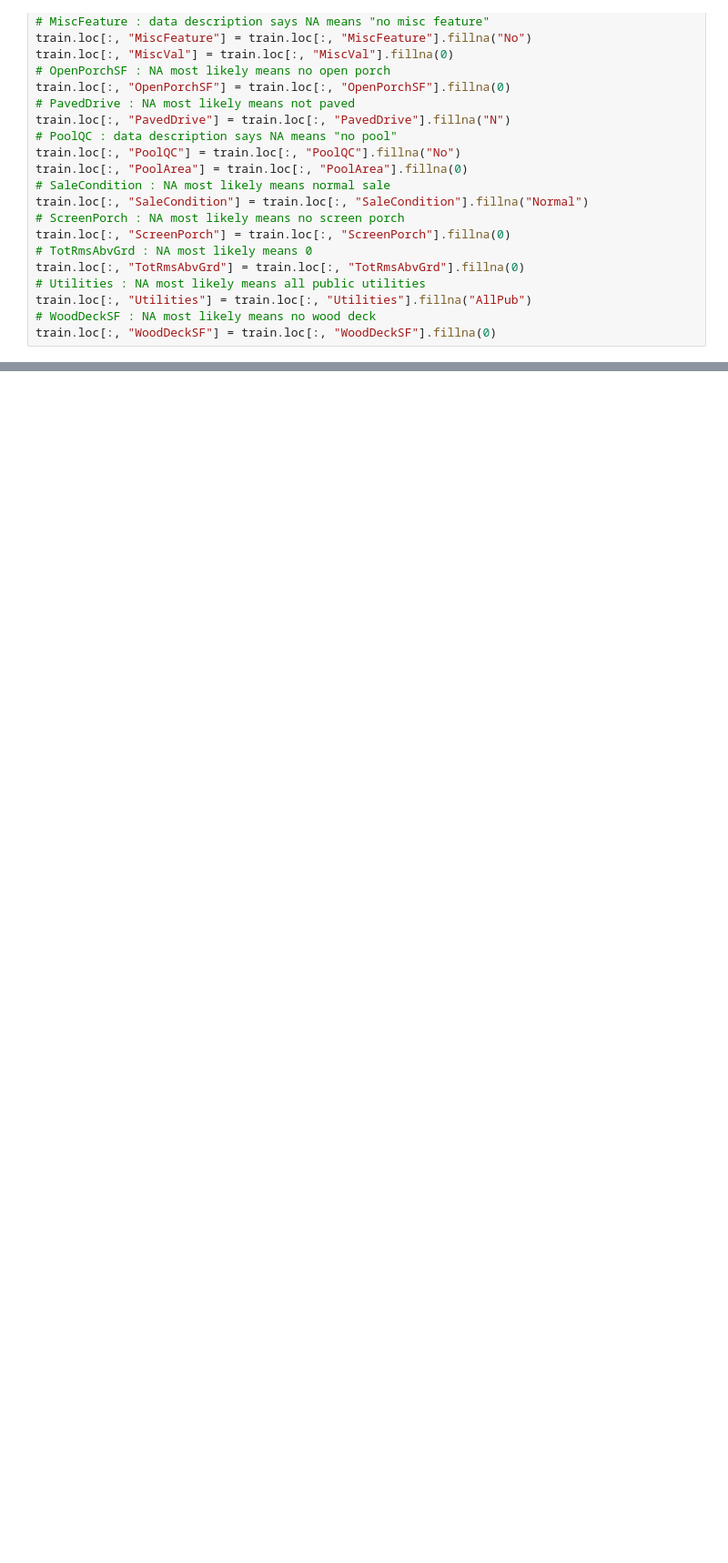
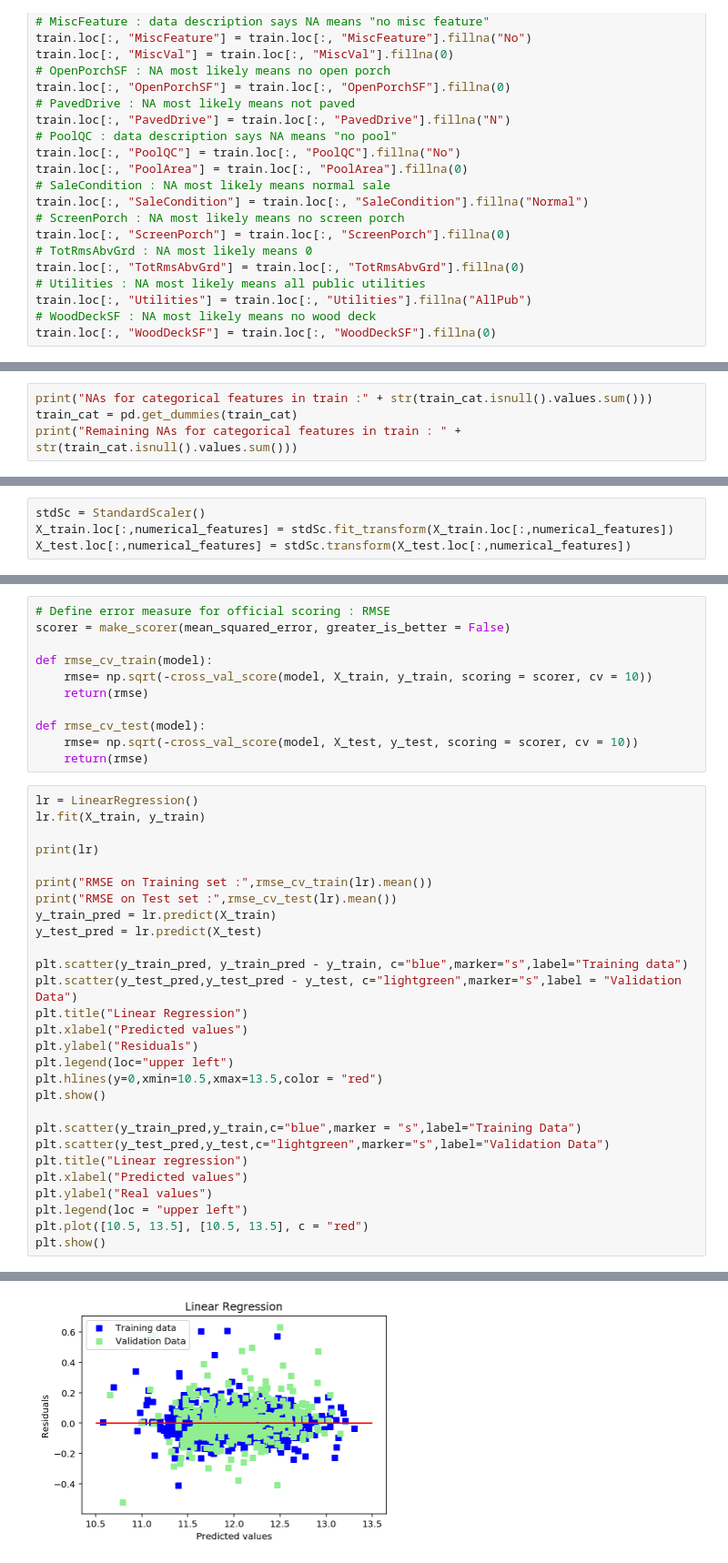
Before and after one commit to MattHuntebrinker/HousePriceRegression, a Jupyter notebook: House_Price_Regression.ipynb, the cells around one changed output, grey strips where cells are left out. Shown at 91% size. Saved outputs shown, nothing was run; the diff lists cells and outputs as text; blank space fills up the shorter version.

```diff
--- a/House_Price_Regression.ipynb
+++ b/House_Price_Regression.ipynb
@@ -123,0 +353,4 @@ train.loc[:, "WoodDeckSF"] = train.loc[:, "WoodDeckSF"].fillna(0)
+# %%
+print("NAs for categorical features in train :" + str(train_cat.isnull().values.sum()))
+train_cat = pd.get_dummies(train_cat)
+print("Remaining NAs for categorical features in train : " + str(train_cat.isnull().values.sum()))
@@ -123,0 +375,4 @@ train.loc[:, "WoodDeckSF"] = train.loc[:, "WoodDeckSF"].fillna(0)
+# %%
+stdSc = StandardScaler()
+X_train.loc[:,numerical_features] = stdSc.fit_transform(X_train.loc[:,numerical_features])
+X_test.loc[:,numerical_features] = stdSc.transform(X_test.loc[:,numerical_features])
@@ -123,0 +390,40 @@ train.loc[:, "WoodDeckSF"] = train.loc[:, "WoodDeckSF"].fillna(0)
+# %%
+# Define error measure for official scoring : RMSE
+scorer = make_scorer(mean_squared_error, greater_is_better = False)
+
+def rmse_cv_train(model):
+    rmse= np.sqrt(-cross_val_score(model, X_train, y_train, scoring = scorer, cv = 10))
+    return(rmse)
+
+def rmse_cv_test(model):
+    rmse= np.sqrt(-cross_val_score(model, X_test, y_test, scoring = scorer, cv = 10))
+    return(rmse)
+# %%
+lr = LinearRegression()
+lr.fit(X_train, y_train)
+
+print(lr)
+
+print("RMSE on Training set :",rmse_cv_train(lr).mean())
+print("RMSE on Test set :",rmse_cv_test(lr).mean())
+y_train_pred = lr.predict(X_train)
+y_test_pred = lr.predict(X_test)
+
+plt.scatter(y_train_pred, y_train_pred - y_train, c="blue",marker="s",label="Training data")
+plt.scatter(y_test_pred,y_test_pred - y_test, c="lightgreen",marker="s",label = "Validation Data")
+plt.title("Linear Regression")
+plt.xlabel("Predicted values")
+plt.ylabel("Residuals")
+plt.legend(loc="upper left")
+plt.hlines(y=0,xmin=10.5,xmax=13.5,color = "red")
+plt.show()
+
+plt.scatter(y_train_pred,y_train,c="blue",marker = "s",label="Training Data")
+plt.scatter(y_test_pred,y_test,c="lightgreen",marker="s",label="Validation Data")
+plt.title("Linear regression")
+plt.xlabel("Predicted values")
+plt.ylabel("Real values")
+plt.legend(loc = "upper left")
+plt.plot([10.5, 13.5], [10.5, 13.5], c = "red")
+plt.show()
+# %% [output]
@@ -123,0 +434 @@ train.loc[:, "WoodDeckSF"] = train.loc[:, "WoodDeckSF"].fillna(0)
+[figure, added]
```
Also changed, not shown: parts of 14 cells of this notebook.
